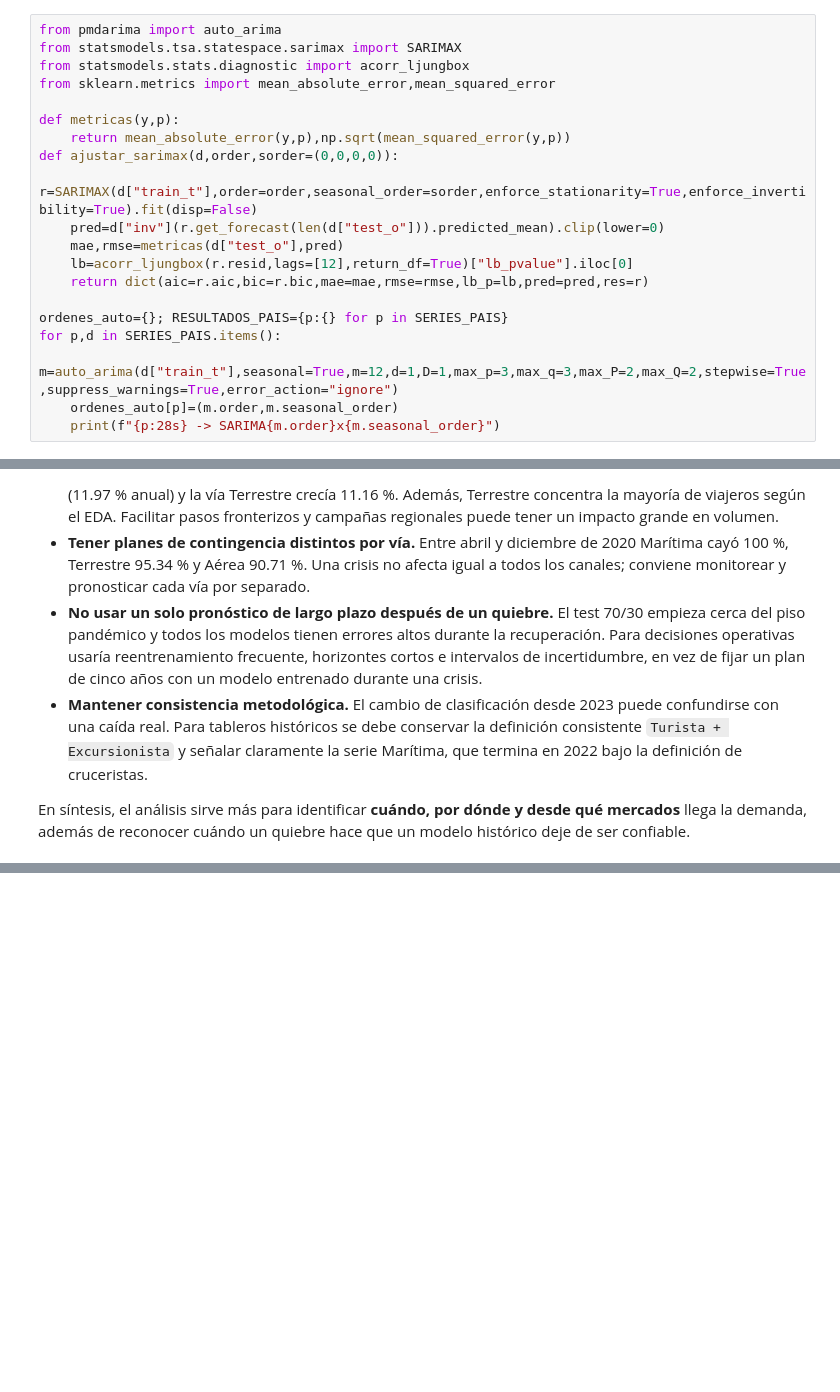
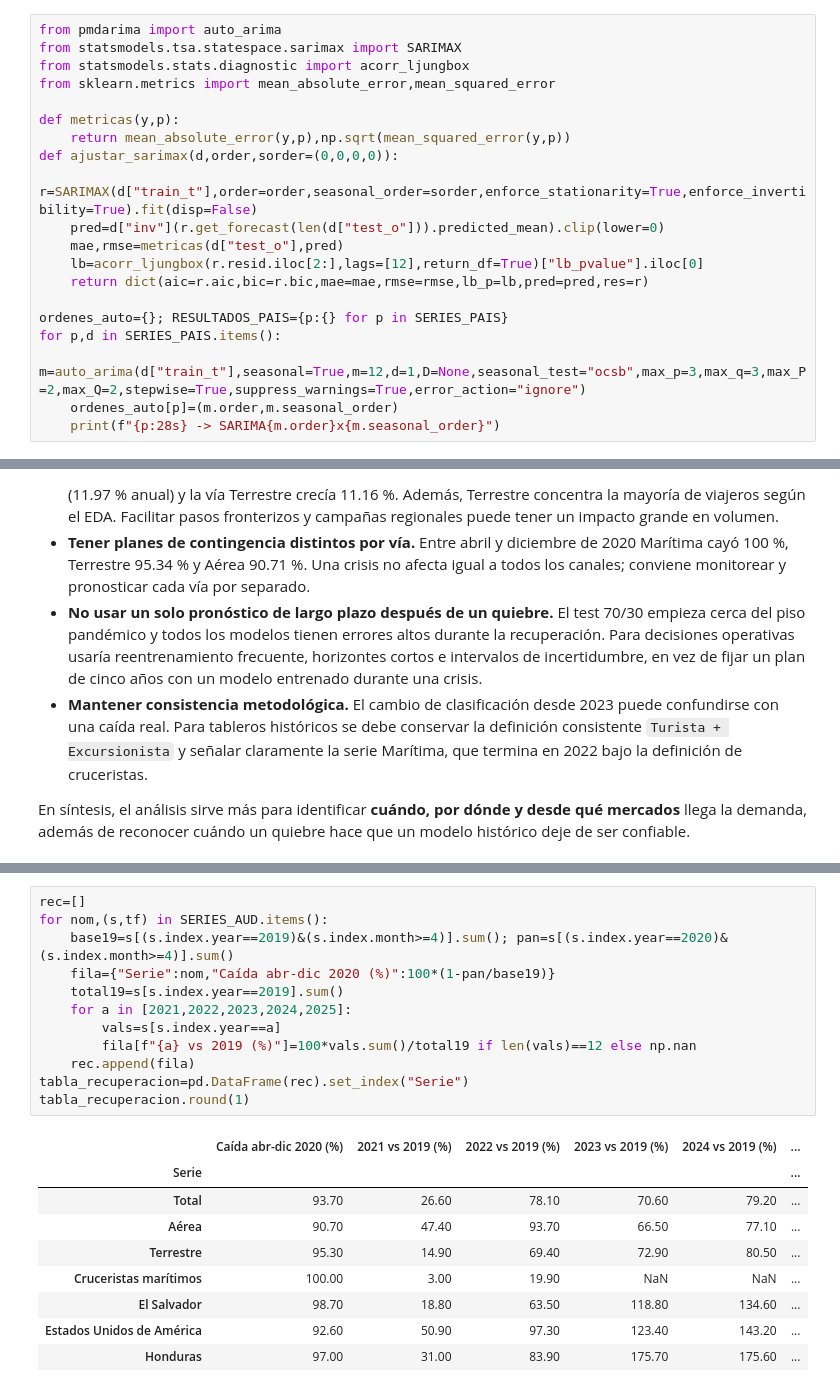
Before and after one commit to nicoCT04/Lab1DataScience, a Jupyter notebook: Lab1_Series_Paises.ipynb, the cells around one changed output, grey strips where cells are left out. Cells and saved outputs as stored; diff of their text form; blank space fills up the shorter version.

```diff
--- a/Lab1_Series_Paises.ipynb
+++ b/Lab1_Series_Paises.ipynb
@@ -322,12 +322,12 @@ def ajustar_sarimax(d,order,sorder=(0,0,0,0)):
     r=SARIMAX(d["train_t"],order=order,seasonal_order=sorder,enforce_stationarity=True,enforce_invertibility=True).fit(disp=False)
     pred=d["inv"](r.get_forecast(len(d["test_o"])).predicted_mean).clip(lower=0)
     mae,rmse=metricas(d["test_o"],pred)
-    lb=acorr_ljungbox(r.resid,lags=[12],return_df=True)["lb_pvalue"].iloc[0]
+    lb=acorr_ljungbox(r.resid.iloc[2:],lags=[12],return_df=True)["lb_pvalue"].iloc[0]
     return dict(aic=r.aic,bic=r.bic,mae=mae,rmse=rmse,lb_p=lb,pred=pred,res=r)
 
 ordenes_auto={}; RESULTADOS_PAIS={p:{} for p in SERIES_PAIS}
 for p,d in SERIES_PAIS.items():
-    m=auto_arima(d["train_t"],seasonal=True,m=12,d=1,D=1,max_p=3,max_q=3,max_P=2,max_Q=2,stepwise=True,suppress_warnings=True,error_action="ignore")
+    m=auto_arima(d["train_t"],seasonal=True,m=12,d=1,D=None,seasonal_test="ocsb",max_p=3,max_q=3,max_P=2,max_Q=2,stepwise=True,suppress_warnings=True,error_action="ignore")
     ordenes_auto[p]=(m.order,m.seasonal_order)
     print(f"{p:28s} -> SARIMA{m.order}x{m.seasonal_order}")
 # %% [output]
@@ -573,0 +748,22 @@ En síntesis, el análisis sirve más para identificar **cuándo, por dónde y d
+# %%
+rec=[]
+for nom,(s,tf) in SERIES_AUD.items():
+    base19=s[(s.index.year==2019)&(s.index.month>=4)].sum(); pan=s[(s.index.year==2020)&(s.index.month>=4)].sum()
+    fila={"Serie":nom,"Caída abr-dic 2020 (%)":100*(1-pan/base19)}
+    total19=s[s.index.year==2019].sum()
+    for a in [2021,2022,2023,2024,2025]:
+        vals=s[s.index.year==a]
+        fila[f"{a} vs 2019 (%)"]=100*vals.sum()/total19 if len(vals)==12 else np.nan
+    rec.append(fila)
+tabla_recuperacion=pd.DataFrame(rec).set_index("Serie")
+tabla_recuperacion.round(1)
+# %% [output]
+|  | Caída abr-dic 2020 (%) | 2021 vs 2019 (%) | 2022 vs 2019 (%) | 2023 vs 2019 (%) | 2024 vs 2019 (%) | ... |
+| Serie |  |  |  |  |  | ... |
+| Total | 93.70 | 26.60 | 78.10 | 70.60 | 79.20 | ... |
+| Aérea | 90.70 | 47.40 | 93.70 | 66.50 | 77.10 | ... |
+| Terrestre | 95.30 | 14.90 | 69.40 | 72.90 | 80.50 | ... |
+| Cruceristas marítimos | 100.00 | 3.00 | 19.90 | NaN | NaN | ... |
+| El Salvador | 98.70 | 18.80 | 63.50 | 118.80 | 134.60 | ... |
+| Estados Unidos de América | 92.60 | 50.90 | 97.30 | 123.40 | 143.20 | ... |
+| Honduras | 97.00 | 31.00 | 83.90 | 175.70 | 175.60 | ... |
```
Also changed, not shown: parts of 28 cells of this notebook, 1 other file.
